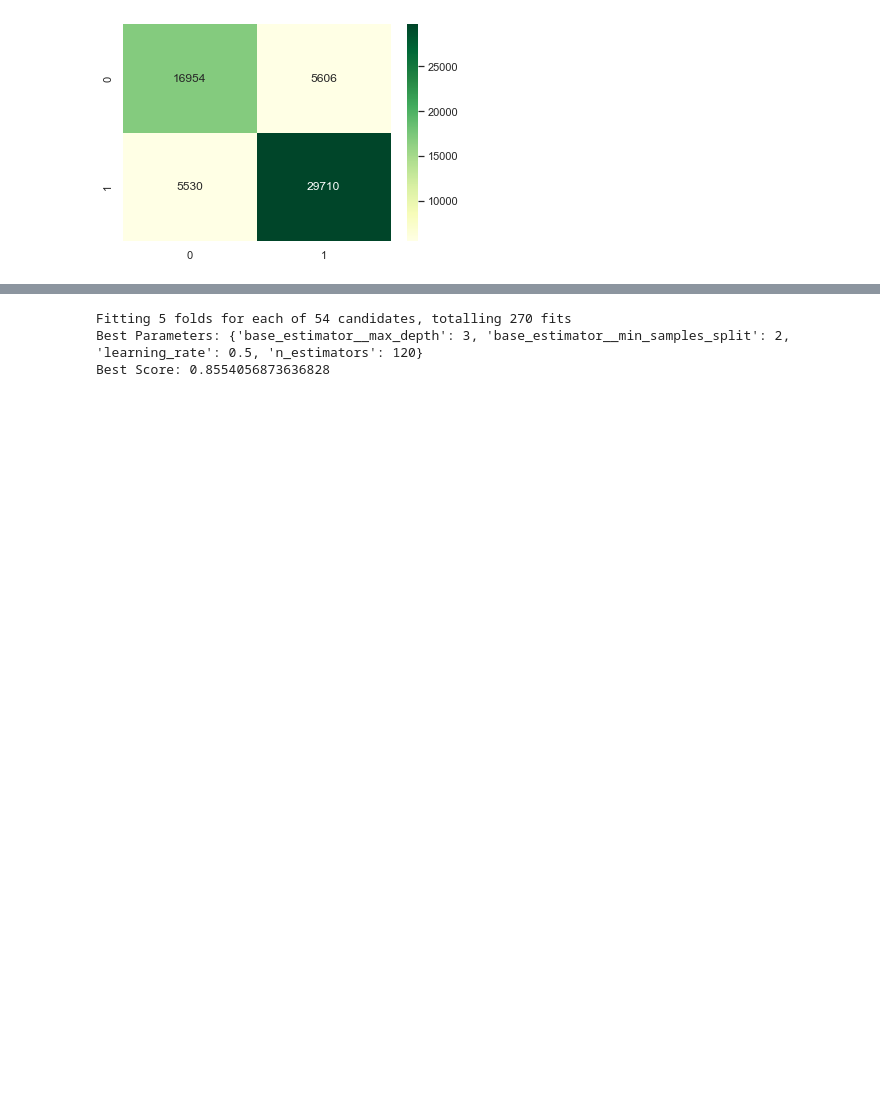
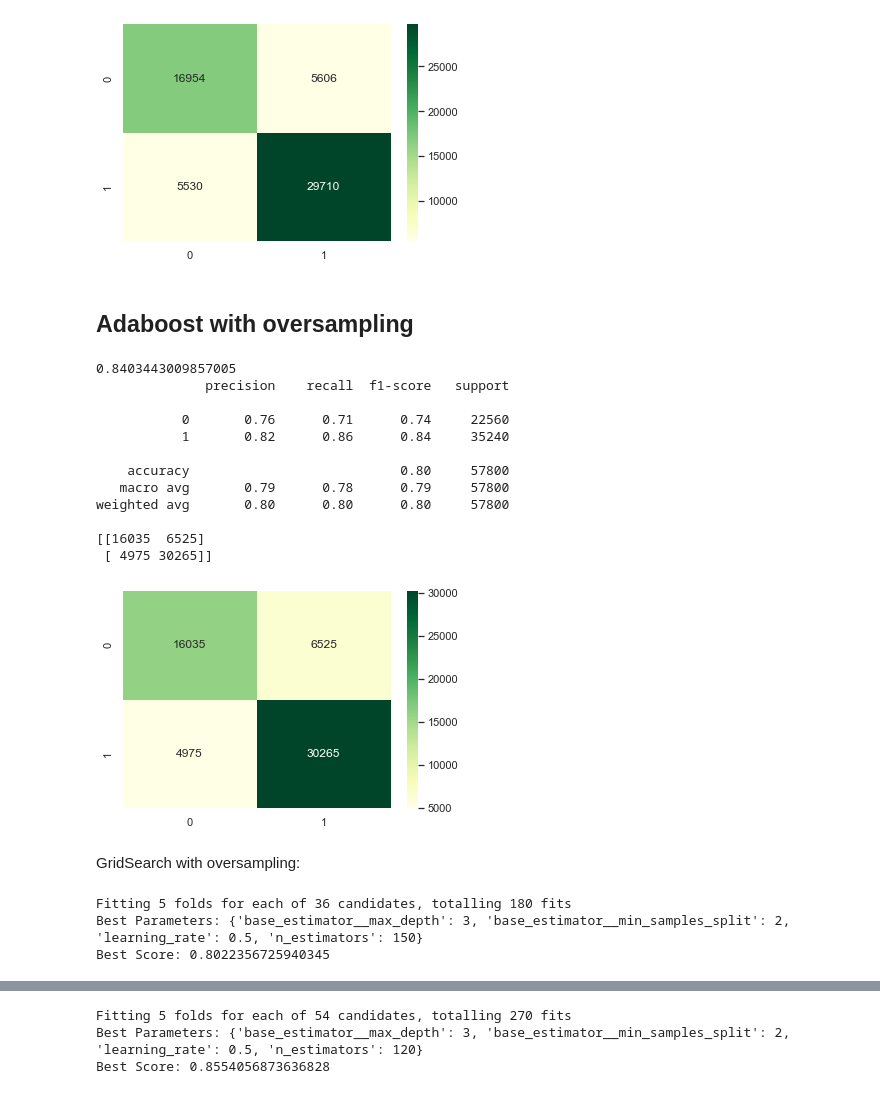
Before and after one commit to ttothea/Kickstarter-Campaign-Success-Predictor, a Jupyter notebook: 03a_Kristin.ipynb, the cells around one changed output, grey strips where cells are left out. Cells and saved outputs as stored; diff of their text form; code cells hidden in the pictures; blank space fills up the shorter version.

Commit message:
final adaboost notebook

```diff
--- a/03a_Kristin.ipynb
+++ b/03a_Kristin.ipynb
@@ -114,5 +40,5 @@ Purpose : Define global variables and visuals
 # %%
 random_state = 100
 test_size = 0.3
-sns.set(style = "white")
+#sns.set(style = "white")
 # %% [markdown]
@@ -903,3 +634,42 @@ weighted avg       0.81      0.81      0.81     57800
 [[16954  5606]
  [ 5530 29710]]
 [figure]
+# %% [markdown]
+## Adaboost with oversampling
+# %%
+adaB = AdaBoostClassifier(base_estimator=DecisionTreeClassifier(), n_estimators=100, learning_rate=0.4, random_state=1)
+adamodel_oversamp = generic_clf(X_train_over, y_train_over, X_test, y_test, adaB)
+# %% [output]
+0.8403443009857005
+              precision    recall  f1-score   support
+
+           0       0.76      0.71      0.74     22560
+           1       0.82      0.86      0.84     35240
+
+    accuracy                           0.80     57800
+   macro avg       0.79      0.78      0.79     57800
+weighted avg       0.80      0.80      0.80     57800
+
+[[16035  6525]
+ [ 4975 30265]]
+[figure, added]
+# %% [markdown]
+GridSearch with oversampling:
+# %%
+parameters3 = {'n_estimators':[120, 150],
+              'learning_rate':[0.4, 0.5],
+              'base_estimator__min_samples_split' : np.arange(2, 8, 2),
+              'base_estimator__max_depth' : np.arange(1, 4, 1)
+             }
+clf = AdaBoostClassifier(base_estimator=DecisionTreeClassifier())
+scorer = make_scorer(f1_score)
+grid3 = GridSearchCV(clf, parameters3, verbose=True, scoring = scorer)
+
+result3 = grid3.fit(X_train_over, y_train_over)
+
+print('Best Parameters:', result3.best_params_)
+print('Best Score:', result3.best_score_)
+# %% [output]
+Fitting 5 folds for each of 36 candidates, totalling 180 fits
+Best Parameters: {'base_estimator__max_depth': 3, 'base_estimator__min_samples_split': 2, 'learning_rate': 0.5, 'n_estimators': 150}
+Best Score: 0.8022356725940345
```
Also changed, not shown: parts of 105 cells of this notebook.
